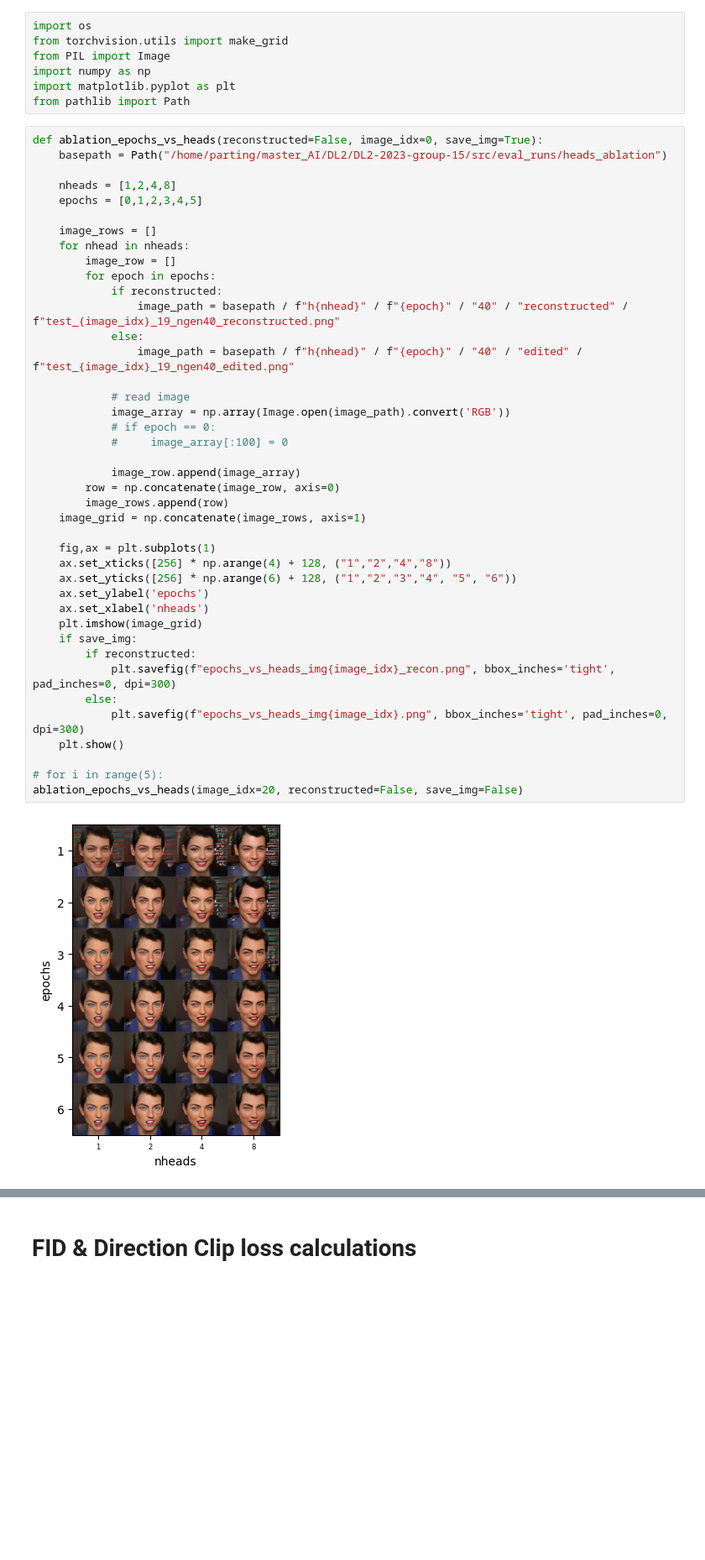
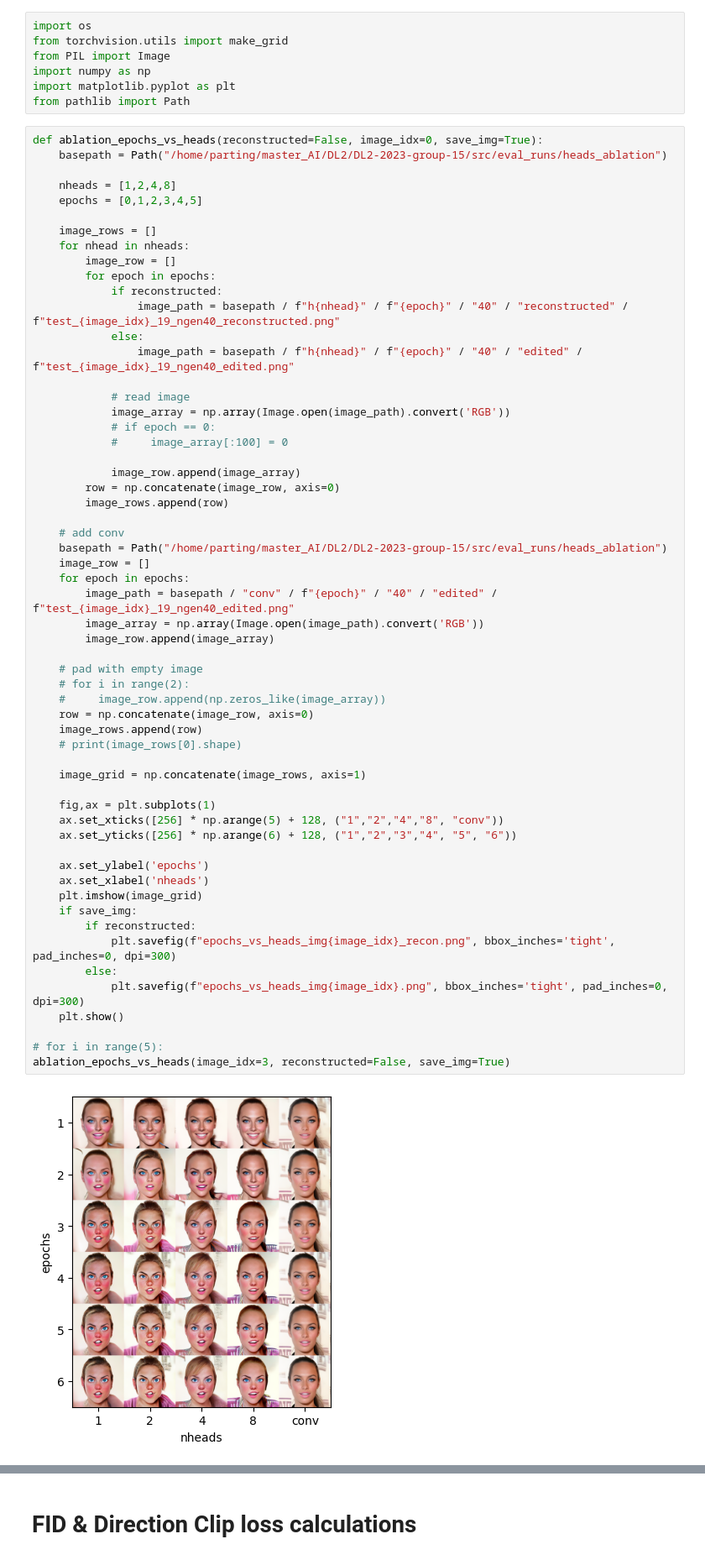
Before and after one commit to zilaeric/asyrp-extension, a Jupyter notebook: src/lib/asyrp/notebooks/visualize_ablations.ipynb, the cells around one changed output, grey strips where cells are left out. Shown at 84% size. Drawn from its saved outputs; the diff is of its cells as text; blank space fills up the shorter version.

```diff
--- a/src/lib/asyrp/notebooks/visualize_ablations.ipynb
+++ b/src/lib/asyrp/notebooks/visualize_ablations.ipynb
@@ -18,36 +18,53 @@ def ablation_epochs_vs_heads(reconstructed=False, image_idx=0, save_img=True):
         for epoch in epochs:
             if reconstructed:
                 image_path = basepath / f"h{nhead}" / f"{epoch}" / "40" / "reconstructed" / f"test_{image_idx}_19_ngen40_reconstructed.png"
             else:
                 image_path = basepath / f"h{nhead}" / f"{epoch}" / "40" / "edited" / f"test_{image_idx}_19_ngen40_edited.png"
 
             # read image
             image_array = np.array(Image.open(image_path).convert('RGB'))
             # if epoch == 0:
             #     image_array[:100] = 0
 
             image_row.append(image_array)
         row = np.concatenate(image_row, axis=0)
         image_rows.append(row)
+
+    # add conv
+    basepath = Path("/home/parting/master_AI/DL2/DL2-2023-group-15/src/eval_runs/heads_ablation")
+    image_row = []
+    for epoch in epochs:
+        image_path = basepath / "conv" / f"{epoch}" / "40" / "edited" / f"test_{image_idx}_19_ngen40_edited.png"
+        image_array = np.array(Image.open(image_path).convert('RGB'))
+        image_row.append(image_array)
+
+    # pad with empty image
+    # for i in range(2):
+    #     image_row.append(np.zeros_like(image_array))
+    row = np.concatenate(image_row, axis=0)
+    image_rows.append(row)
+    # print(image_rows[0].shape)
+
     image_grid = np.concatenate(image_rows, axis=1)
 
     fig,ax = plt.subplots(1)
-    ax.set_xticks([256] * np.arange(4) + 128, ("1","2","4","8"))
+    ax.set_xticks([256] * np.arange(5) + 128, ("1","2","4","8", "conv"))
     ax.set_yticks([256] * np.arange(6) + 128, ("1","2","3","4", "5", "6"))
+
     ax.set_ylabel('epochs')
     ax.set_xlabel('nheads')
     plt.imshow(image_grid)
     if save_img:
         if reconstructed:
             plt.savefig(f"epochs_vs_heads_img{image_idx}_recon.png", bbox_inches='tight', pad_inches=0, dpi=300)
         else:
             plt.savefig(f"epochs_vs_heads_img{image_idx}.png", bbox_inches='tight', pad_inches=0, dpi=300)
     plt.show()
 
 # for i in range(5):
-ablation_epochs_vs_heads(image_idx=20, reconstructed=False, save_img=False)
+ablation_epochs_vs_heads(image_idx=3, reconstructed=False, save_img=True)
 # %% [output]
-[figure, old version]
+[figure, new version]
 # %%
 def ablation_epochs_vs_deltas(reconstructed=False, image_idx=0):
     basepath = Path("/home/parting/master_AI/DL2/DL2-2023-group-15/src/eval_runs/dstrength_ablation")
```
Also changed, not shown: parts of 22 cells of this notebook.
